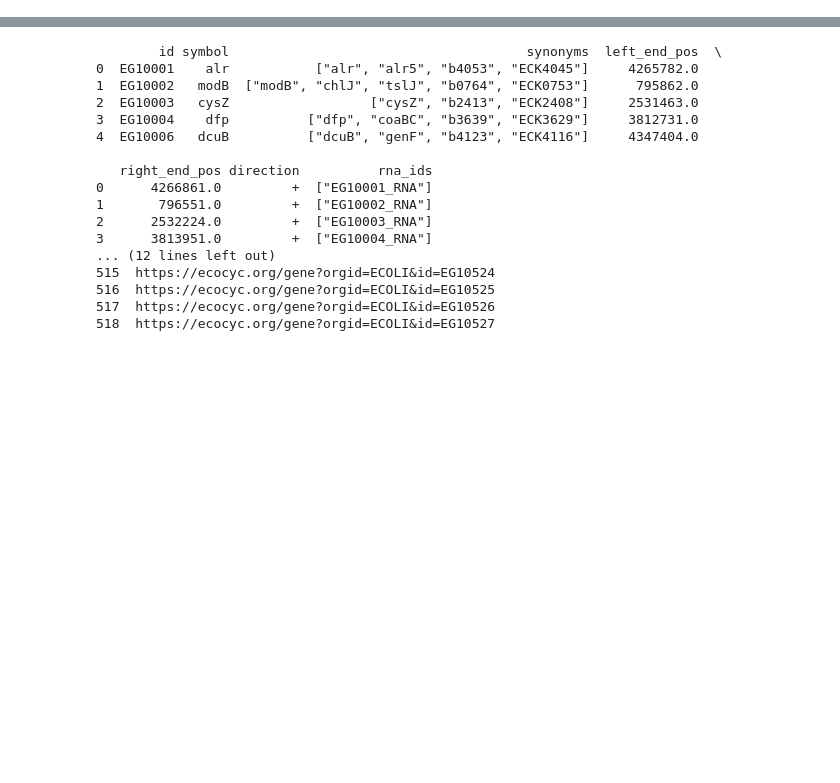
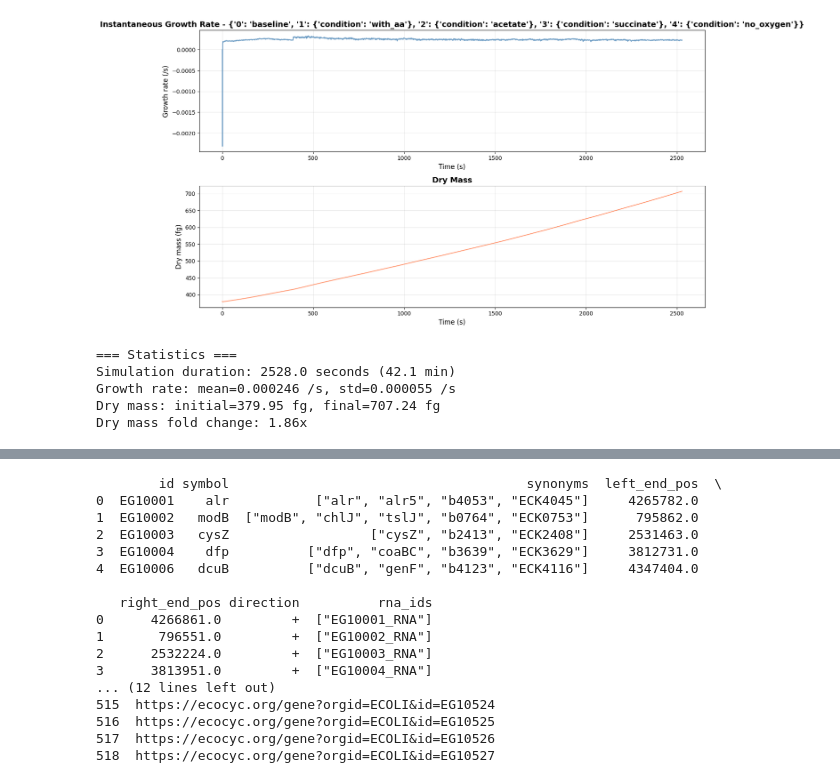
Before and after one commit to katha815/vEcoli-Local, a Jupyter notebook: reading/ad_hoc reading.ipynb, the cells around one changed output, grey strips where cells are left out. Drawn from its saved outputs; the diff is of its cells as text; code cells hidden in the pictures; blank space fills up the shorter version.

Commit message:
media variant analysed and gene ko submitted

```diff
--- a/reading/ad_hoc reading.ipynb
+++ b/reading/ad_hoc reading.ipynb
@@ -0,0 +7,8 @@
+# %%
+path0 = "/user/home/il22158/work/vEcoli/out/all_media_conditions1/configuration/experiment_id=all_media_conditions1/variant=0/lineage_seed=0/generation=1/agent_id=0"
+
+import pandas as pd
+
+# Or read all parquet files from a directory
+df0 = pd.read_parquet(f"{path0}/config.pq")
+print(df0)
@@ -26,0 +209,66 @@ print(df)
+# %%
+import numpy as np
+import matplotlib.pyplot as plt
+import json
+import glob
+
+# Read variant metadata
+metadata_path = "/user/home/il22158/work/vEcoli/out/all_media_conditions1/variant_sim_data/metadata.json"
+with open(metadata_path, 'r') as f:
+    variant_metadata = json.load(f)
+
+print("=== Variant Metadata ===")
+for key, value in variant_metadata.items():
+    print(f"{key}: {value}")
+
+# Find all parquet files in history folder
+history_folder = path0.replace('/configuration/', '/history/')
+pq_files = sorted(glob.glob(f"{history_folder}/*.pq"))
+print(f"\nFound {len(pq_files)} parquet files: {[f.split('/')[-1] for f in pq_files]}")
+
+# Read all files and concatenate
+all_data = []
+for pq_file in pq_files:
+    df_temp = pd.read_parquet(pq_file)
+    all_data.append(df_temp)
+
+df_all = pd.concat(all_data, ignore_index=True)
+
+# Sort by time column to ensure proper sequence
+df_all = df_all.sort_values('time').reset_index(drop=True)
+print(f"\nTotal timesteps: {len(df_all)}")
+print(f"Time range: {df_all['time'].min()} to {df_all['time'].max()} seconds")
+
+# Extract growth rate and dry mass
+growth_rate = df_all['listeners__mass__instantaneous_growth_rate'].values
+dry_mass = df_all['listeners__mass__dry_mass'].values
+time_sec = df_all['time'].values
+
+# Plot
+fig, (ax1, ax2) = plt.subplots(2, 1, figsize=(14, 8))
+
+# Growth rate
+ax1.plot(time_sec, growth_rate, linewidth=1.5, color='steelblue', alpha=0.8)
+ax1.set_xlabel('Time (s)', fontsize=12)
+ax1.set_ylabel('Growth rate (/s)', fontsize=12)
+ax1.set_title(f'Instantaneous Growth Rate - {variant_metadata.get("condition", "Unknown")}',
+              fontsize=14, fontweight='bold')
+ax1.grid(True, alpha=0.3)
+
+# Dry mass
+ax2.plot(time_sec, dry_mass, linewidth=1.5, color='coral', alpha=0.8)
+ax2.set_xlabel('Time (s)', fontsize=12)
+ax2.set_ylabel('Dry mass (fg)', fontsize=12)
+ax2.set_title('Dry Mass', fontsize=14, fontweight='bold')
+ax2.grid(True, alpha=0.3)
+
+plt.tight_layout()
+plt.show()
+
+# Print statistics
+print(f"\n=== Statistics ===")
+print(f"Simulation duration: {time_sec[-1] - time_sec[0]} seconds ({(time_sec[-1] - time_sec[0])/60:.1f} min)")
+print(f"Growth rate: mean={np.mean(growth_rate):.6f} /s, std={np.std(growth_rate):.6f} /s")
+print(f"Dry mass: initial={dry_mass[0]:.2f} fg, final={dry_mass[-1]:.2f} fg")
+print(f"Dry mass fold change: {dry_mass[-1]/dry_mass[0]:.2f}x")
+# %% [output]
@@ -26,0 +282,6 @@ print(df)
+[figure, added]
+=== Statistics ===
+Simulation duration: 2528.0 seconds (42.1 min)
+Growth rate: mean=0.000246 /s, std=0.000055 /s
+Dry mass: initial=379.95 fg, final=707.24 fg
+Dry mass fold change: 1.86x
```
Also changed, not shown: parts of 48 cells of this notebook, 16 other files.
